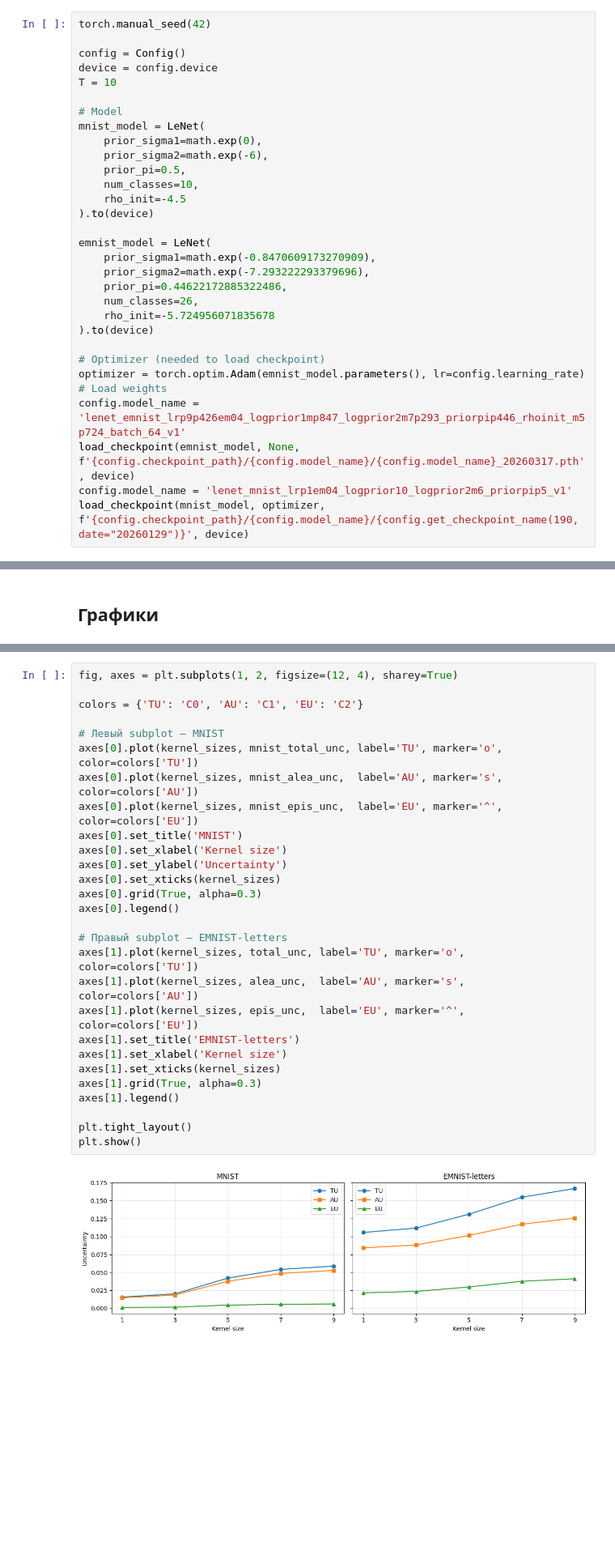
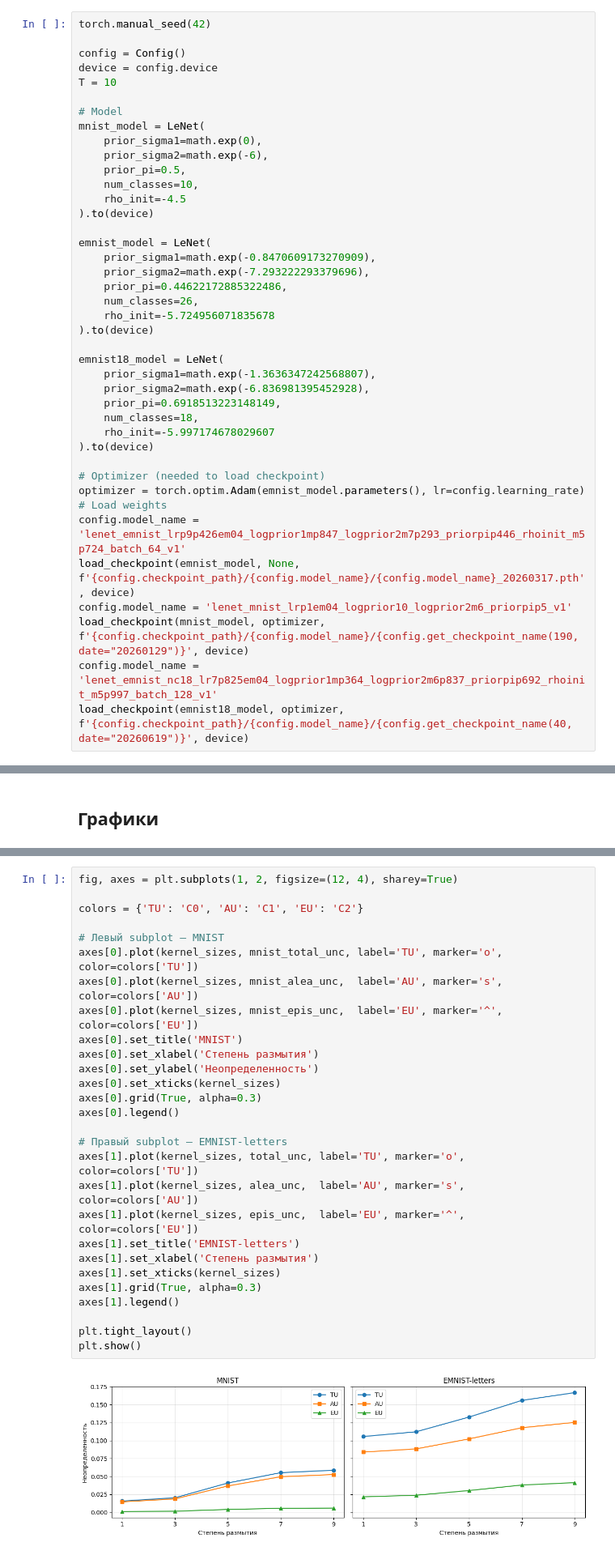
Before and after one commit to qosquo/bayes_nn, a Jupyter notebook: examples/emnist_vs_mnist.ipynb, the cells around one changed output, grey strips where cells are left out. Shown at 81% size. Cells and saved outputs as stored; diff of their text form; blank space fills up the shorter version.

```diff
--- a/examples/emnist_vs_mnist.ipynb
+++ b/examples/emnist_vs_mnist.ipynb
@@ -48,6 +48,14 @@ emnist_model = LeNet(
     rho_init=-5.724956071835678
 ).to(device)
 
+emnist18_model = LeNet(
+    prior_sigma1=math.exp(-1.3636347242568807),
+    prior_sigma2=math.exp(-6.836981395452928),
+    prior_pi=0.6918513223148149,
+    num_classes=18,
+    rho_init=-5.997174678029607
+).to(device)
+
 # Optimizer (needed to load checkpoint)
 optimizer = torch.optim.Adam(emnist_model.parameters(), lr=config.learning_rate)
 # Load weights
@@ -55,6 +63,8 @@ config.model_name = 'lenet_emnist_lrp9p426em04_logprior1mp847_logprior2m7p293_pr
 load_checkpoint(emnist_model, None, f'{config.checkpoint_path}/{config.model_name}/{config.model_name}_20260317.pth', device)
 config.model_name = 'lenet_mnist_lrp1em04_logprior10_logprior2m6_priorpip5_v1'
 load_checkpoint(mnist_model, optimizer, f'{config.checkpoint_path}/{config.model_name}/{config.get_checkpoint_name(190, date="20260129")}', device)
+config.model_name = 'lenet_emnist_nc18_lr7p825em04_logprior1mp364_logprior2m6p837_priorpip692_rhoinit_m5p997_batch_128_v1'
+load_checkpoint(emnist18_model, optimizer, f'{config.checkpoint_path}/{config.model_name}/{config.get_checkpoint_name(40, date="20260619")}', device)
 # %% [output]
 [checkpoint] Loaded from ../checkpoints/lenet_emnist_lrp9p426em04_logprior1mp847_logprior2m7p293_priorpip446_rhoinit_m5p724_batch_64_v1/lenet_emnist_lrp9p426em04_logprior1mp847_logprior2m7p293_priorpi ...
 [checkpoint] Loaded from ../checkpoints/lenet_mnist_lrp1em04_logprior10_logprior2m6_priorpip5_v1/lenet_mnist_lrp1em04_logprior10_logprior2m6_priorpip5_v1_epoch_190_20260129.pth, starting at epoch 191
@@ -142,33 +153,33 @@ plt.show()
 # %%
 fig, axes = plt.subplots(1, 2, figsize=(12, 4), sharey=True)
 
 colors = {'TU': 'C0', 'AU': 'C1', 'EU': 'C2'}
 
 # Левый subplot — MNIST
 axes[0].plot(kernel_sizes, mnist_total_unc, label='TU', marker='o', color=colors['TU'])
 axes[0].plot(kernel_sizes, mnist_alea_unc,  label='AU', marker='s', color=colors['AU'])
 axes[0].plot(kernel_sizes, mnist_epis_unc,  label='EU', marker='^', color=colors['EU'])
 axes[0].set_title('MNIST')
-axes[0].set_xlabel('Kernel size')
-axes[0].set_ylabel('Uncertainty')
+axes[0].set_xlabel('Степень размытия')
+axes[0].set_ylabel('Неопределенность')
 axes[0].set_xticks(kernel_sizes)
 axes[0].grid(True, alpha=0.3)
 axes[0].legend()
 
 # Правый subplot — EMNIST-letters
 axes[1].plot(kernel_sizes, total_unc, label='TU', marker='o', color=colors['TU'])
 axes[1].plot(kernel_sizes, alea_unc,  label='AU', marker='s', color=colors['AU'])
 axes[1].plot(kernel_sizes, epis_unc,  label='EU', marker='^', color=colors['EU'])
 axes[1].set_title('EMNIST-letters')
-axes[1].set_xlabel('Kernel size')
+axes[1].set_xlabel('Степень размытия')
 axes[1].set_xticks(kernel_sizes)
 axes[1].grid(True, alpha=0.3)
 axes[1].legend()
 
 plt.tight_layout()
 plt.show()
 # %% [output]
-[figure, old version]
+[figure, new version]
 # %% [markdown]
 # Зависимость неопределенности модели от правильности предсказаний
 # %%
```
Also changed, not shown: parts of 4 cells of this notebook.
